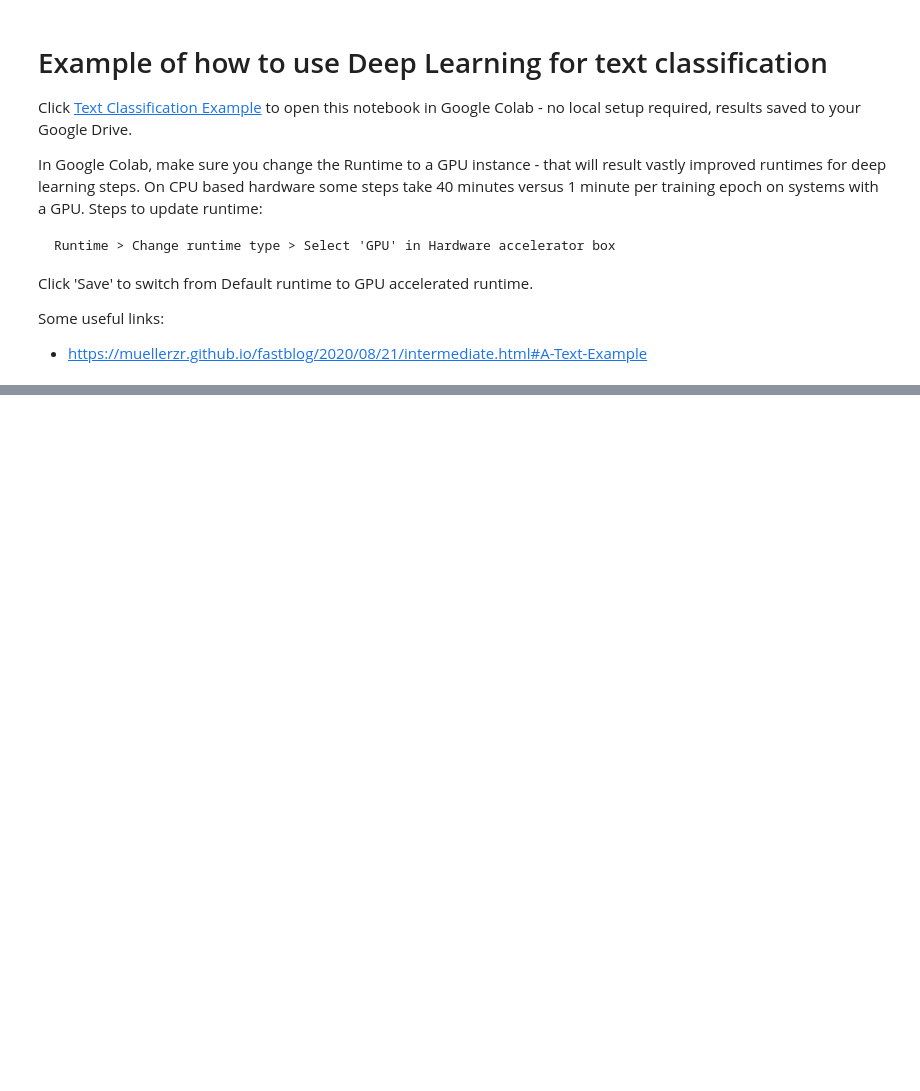
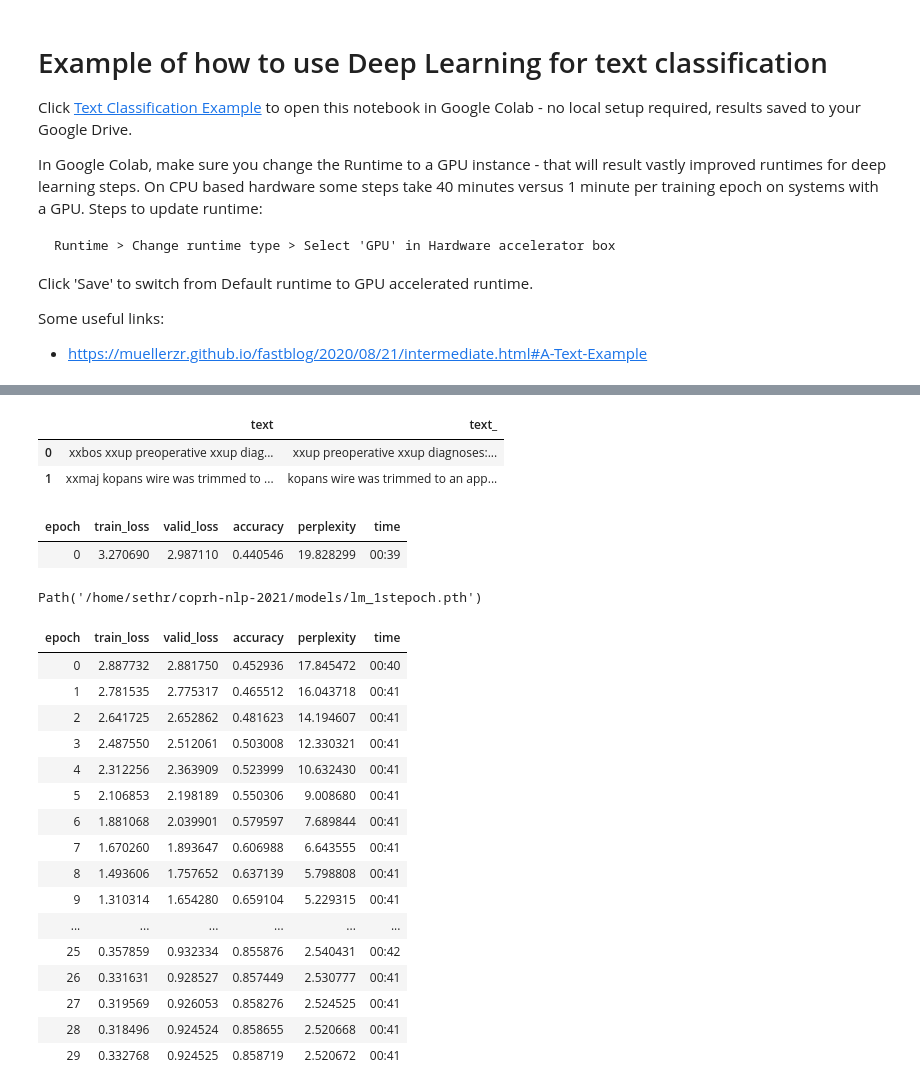
Before and after one commit to magic-lantern/coprh-nlp-2021, a Jupyter notebook: text_classification_colab.ipynb, the cells around one changed output, grey strips where cells are left out. Cells and saved outputs as stored; diff of their text form; code cells hidden in the pictures; blank space fills up the shorter version.

```diff
--- a/text_classification_colab.ipynb
+++ b/text_classification_colab.ipynb
@@ -46,0 +88,5 @@ mtsamples.head()
+# %%
+# This cell takes 1 - 2 minutes
+# when using seq_len of 256, bs of 128 fits in GPU memory, bs 256 does not fit
+# when using seq_len of 512, bs of 64 fits in GPU memory, bs 128 does not fit
+dls_lm = dls_lm.dataloaders(mtsamples, bs=32, seq_len=sequence_length)
@@ -46,0 +105,26 @@ mtsamples.head()
+# %%
+dls_lm.show_batch(max_n=2)
+# %% [output]
+|  | text | text_ |
+| 0 | xxbos xxup preoperative xxup diag... | xxup preoperative xxup diagnoses:... |
+| 1 | xxmaj kopans wire was trimmed to ... | kopans wire was trimmed to an app... |
+# %%
+lm_learn = language_model_learner(
+    dls_lm,
+    AWD_LSTM,
+    model_dir=model_path,
+    drop_mult=0.3,
+    metrics=[accuracy, Perplexity()]).to_fp16()
+# %%
+# on macbook this cell takes 40 minues
+# on GPU machine this cell takes about 1 minute
+lm_learn.fit_one_cycle(1, 2e-2)
+# %% [output]
+| epoch | train_loss | valid_loss | accuracy | perplexity | time |
+| 0 | 3.270690 | 2.987110 | 0.440546 | 19.828299 | 00:39 |
+# %%
+lm_learn.save('lm_1stepoch')
+# can load already saved trained model with
+# learn.load('1stepoch')
+# %% [output]
+Path('/home/sethr/coprh-nlp-2021/models/lm_1stepoch.pth')
@@ -46,0 +137,21 @@ mtsamples.head()
+# %%
+lm_learn.unfreeze()
+lm_learn.fit_one_cycle(30, 2e-3)
+# %% [output]
+| epoch | train_loss | valid_loss | accuracy | perplexity | time |
+| 0 | 2.887732 | 2.881750 | 0.452936 | 17.845472 | 00:40 |
+| 1 | 2.781535 | 2.775317 | 0.465512 | 16.043718 | 00:41 |
+| 2 | 2.641725 | 2.652862 | 0.481623 | 14.194607 | 00:41 |
+| 3 | 2.487550 | 2.512061 | 0.503008 | 12.330321 | 00:41 |
+| 4 | 2.312256 | 2.363909 | 0.523999 | 10.632430 | 00:41 |
+| 5 | 2.106853 | 2.198189 | 0.550306 | 9.008680 | 00:41 |
+| 6 | 1.881068 | 2.039901 | 0.579597 | 7.689844 | 00:41 |
+| 7 | 1.670260 | 1.893647 | 0.606988 | 6.643555 | 00:41 |
+| 8 | 1.493606 | 1.757652 | 0.637139 | 5.798808 | 00:41 |
+| 9 | 1.310314 | 1.654280 | 0.659104 | 5.229315 | 00:41 |
+| ... | ... | ... | ... | ... | ... |
+| 25 | 0.357859 | 0.932334 | 0.855876 | 2.540431 | 00:42 |
+| 26 | 0.331631 | 0.928527 | 0.857449 | 2.530777 | 00:41 |
+| 27 | 0.319569 | 0.926053 | 0.858276 | 2.524525 | 00:41 |
+| 28 | 0.318496 | 0.924524 | 0.858655 | 2.520668 | 00:41 |
+| 29 | 0.332768 | 0.924525 | 0.858719 | 2.520672 | 00:41 |
```
Also changed, not shown: parts of 74 cells of this notebook.
